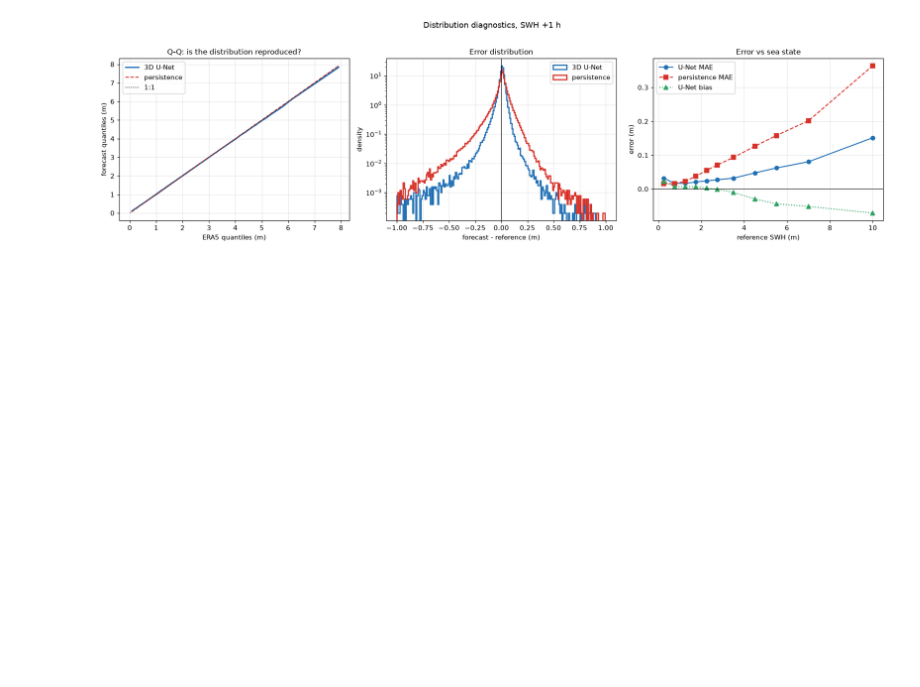
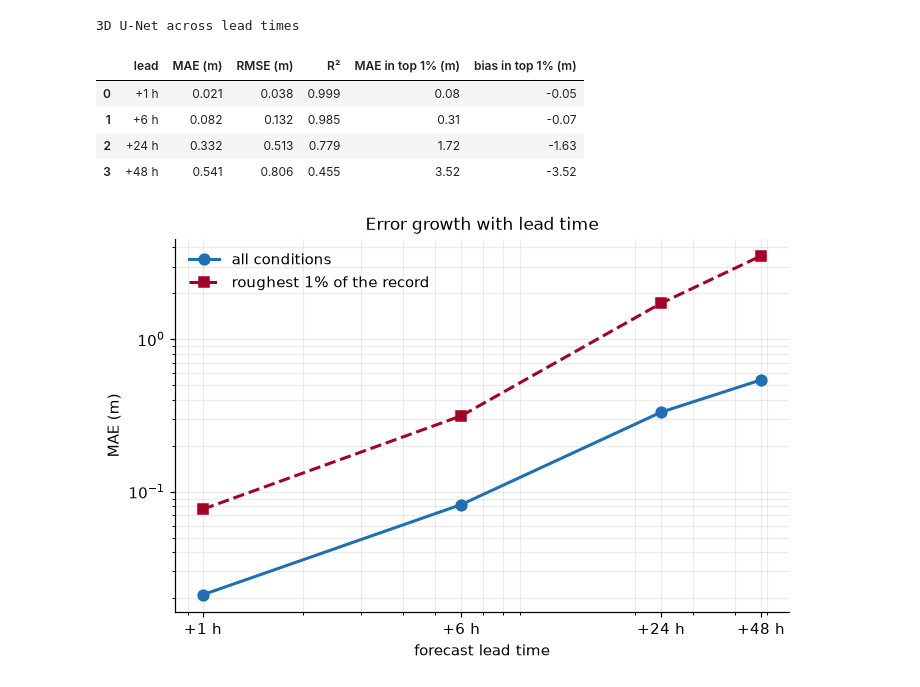
Before and after one commit to YMH0605/Ocean-wave, a Jupyter notebook: notebooks/01_results.ipynb, the cells around one changed output. Cells and saved outputs as stored; diff of their text form; code cells hidden in the pictures; blank space fills up the shorter version.

```diff
--- a/notebooks/01_results.ipynb
+++ b/notebooks/01_results.ipynb
@@ -500,45 +546,38 @@ fig.tight_layout(); plt.show()
 # %%
-st = max(1, len(TRUE) // 500_000)
-p_, t_, q_ = PRED[::st], TRUE[::st], PERS[::st]
+LEADS = (1, 6, 24, 48)
+rows = []
+for L in LEADS:
+    df = pd.read_csv(TABLES / f"test_metrics_swh_h{L}.csv")
+    r = df[(df["stratum"] == "all")
+           & df["model"].str.startswith("unet3d_swh_full")].iloc[0]
+    p99 = df[(df["stratum"] == "P99+")
+             & df["model"].str.startswith("unet3d_swh_full")].iloc[0]
+    rows.append({"lead": f"+{L} h", "MAE (m)": r["mae"], "RMSE (m)": r["rmse"],
+                 "R²": r["r2"], "MAE in top 1% (m)": p99["mae"],
+                 "bias in top 1% (m)": p99["bias"]})
+tbl = pd.DataFrame(rows)
+display(tbl.style.format({"MAE (m)": "{:.3f}", "RMSE (m)": "{:.3f}",
+                          "R²": "{:.3f}", "MAE in top 1% (m)": "{:.2f}",
+                          "bias in top 1% (m)": "{:+.2f}"})
+        .set_caption("3D U-Net across lead times"))
 
-fig, axes = plt.subplots(1, 3, figsize=(16.5, 4.6))
-
-qs = np.linspace(0.1, 99.9, 400)
-tq = np.percentile(t_, qs)
-axes[0].plot(tq, np.percentile(p_, qs), color=BLUE, lw=2, label="3D U-Net")
-axes[0].plot(tq, np.percentile(q_, qs), color=RED, lw=1.4, ls="--",
-             label="persistence")
-axes[0].plot([0, tq.max()], [0, tq.max()], "k:", lw=1, label="1:1")
-axes[0].set_xlabel("ERA5 quantiles (m)"); axes[0].set_ylabel("forecast quantiles (m)")
-axes[0].set_title("Q-Q: is the distribution reproduced?")
-axes[0].legend(); axes[0].grid(alpha=.3)
-
-for arr, colour, name in ((p_, BLUE, "3D U-Net"), (q_, RED, "persistence")):
-    axes[1].hist(arr - t_, bins=200, range=(-1, 1), histtype="step", lw=1.8,
-                 color=colour, density=True, label=name)
-axes[1].axvline(0, color="k", lw=.8); axes[1].set_yscale("log")
-axes[1].set_xlabel("forecast - reference (m)"); axes[1].set_ylabel("density")
-axes[1].set_title("Error distribution"); axes[1].legend(); axes[1].grid(alpha=.3)
-
-edges = np.array([0, .5, 1, 1.5, 2, 2.5, 3, 4, 5, 6, 8, 12])
-ctr, mu, mp, bu = [], [], [], []
-for lo, hi in zip(edges[:-1], edges[1:]):
-    sel = (t_ >= lo) & (t_ < hi)
-    if sel.sum() < 50:
-        continue
-    ctr.append((lo + hi) / 2)
-    mu.append(np.mean(np.abs(p_[sel] - t_[sel])))
-    mp.append(np.mean(np.abs(q_[sel] - t_[sel])))
-    bu.append(np.mean(p_[sel] - t_[sel]))
-axes[2].plot(ctr, mu, "o-", color=BLUE, label="U-Net MAE")
-axes[2].plot(ctr, mp, "s--", color=RED, label="persistence MAE")
-axes[2].plot(ctr, bu, "^:", color="#2ca25f", label="U-Net bias")
-axes[2].axhline(0, color="k", lw=.8)
-axes[2].set_xlabel("reference SWH (m)"); axes[2].set_ylabel("error (m)")
-axes[2].set_title("Error vs sea state"); axes[2].legend(); axes[2].grid(alpha=.3)
-
-fig.suptitle(f"Distribution diagnostics, SWH +{LEAD} h", y=1.02)
-fig.tight_layout(); plt.show()
+fig, ax = plt.subplots(figsize=(7.2, 4.4))
+ax.plot(LEADS, tbl["MAE (m)"], "o-", color=COLOUR["3D U-Net"], lw=2, ms=7,
+        label="all conditions")
+ax.plot(LEADS, tbl["MAE in top 1% (m)"], "s--", color="#a50026", lw=2, ms=6,
+        label="roughest 1% of the record")
+ax.set_xscale("log"); ax.set_yscale("log")
+ax.set_xticks(LEADS); ax.set_xticklabels([f"+{L} h" for L in LEADS])
+ax.set_xlabel("forecast lead time"); ax.set_ylabel("MAE (m)")
+ax.set_title("Error growth with lead time")
+ax.legend(frameon=False); ax.grid(alpha=.25, which="both")
+plt.show()
 # %% [output]
+3D U-Net across lead times
+|  | lead | MAE (m) | RMSE (m) | R² | MAE in top 1% (m) | bias in top 1% (m) |
+| 0 | +1 h | 0.021 | 0.038 | 0.999 | 0.08 | -0.05 |
+| 1 | +6 h | 0.082 | 0.132 | 0.985 | 0.31 | -0.07 |
+| 2 | +24 h | 0.332 | 0.513 | 0.779 | 1.72 | -1.63 |
+| 3 | +48 h | 0.541 | 0.806 | 0.455 | 3.52 | -3.52 |
-[figure, old version]
+[figure, new version]
 # %% [markdown]
```
Also changed, not shown: parts of 36 cells of this notebook, 7 other files.
